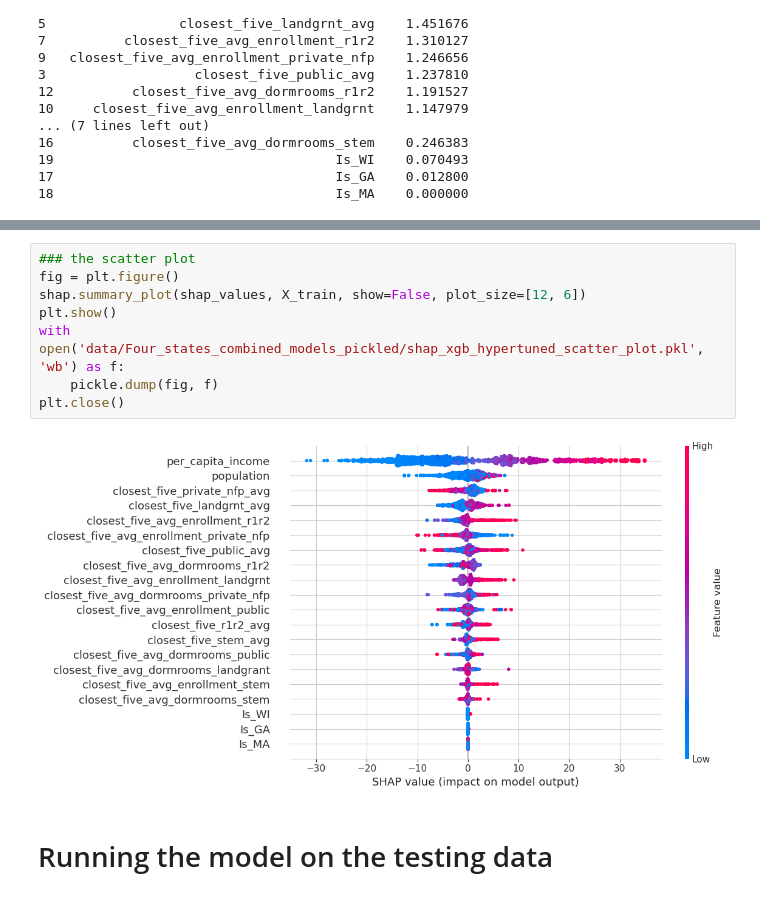
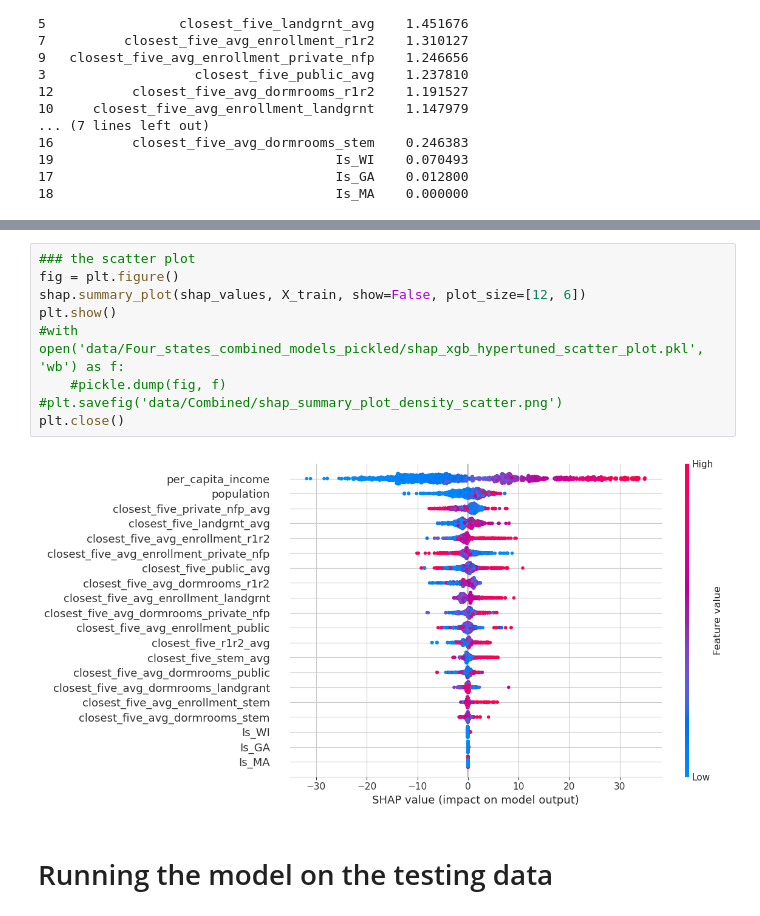
Before and after one commit to mcelhens/AP-Outcomes-to-University-Metrics, a Jupyter notebook: four_states_combined_models.ipynb, the cells around one changed output, grey strips where cells are left out. Saved outputs shown, nothing was run; the diff lists cells and outputs as text.

Commit message:
Updating shap plots.

```diff
--- a/four_states_combined_models.ipynb
+++ b/four_states_combined_models.ipynb
@@ -768,13 +769,14 @@ plt.close()
 # %%
 ### the scatter plot
 fig = plt.figure()
 shap.summary_plot(shap_values, X_train, show=False, plot_size=[12, 6])
 plt.show()
-with open('data/Four_states_combined_models_pickled/shap_xgb_hypertuned_scatter_plot.pkl', 'wb') as f:
-    pickle.dump(fig, f)
+#with open('data/Four_states_combined_models_pickled/shap_xgb_hypertuned_scatter_plot.pkl', 'wb') as f:
+    #pickle.dump(fig, f)
+#plt.savefig('data/Combined/shap_summary_plot_density_scatter.png')
 plt.close()
 # %% [output]
-[figure, old version]
+[figure, new version]
 # %% [markdown]
 # Running the model on the testing data
 # %%
```
Also changed, not shown: parts of 1 cell of this notebook, 2 other files.
